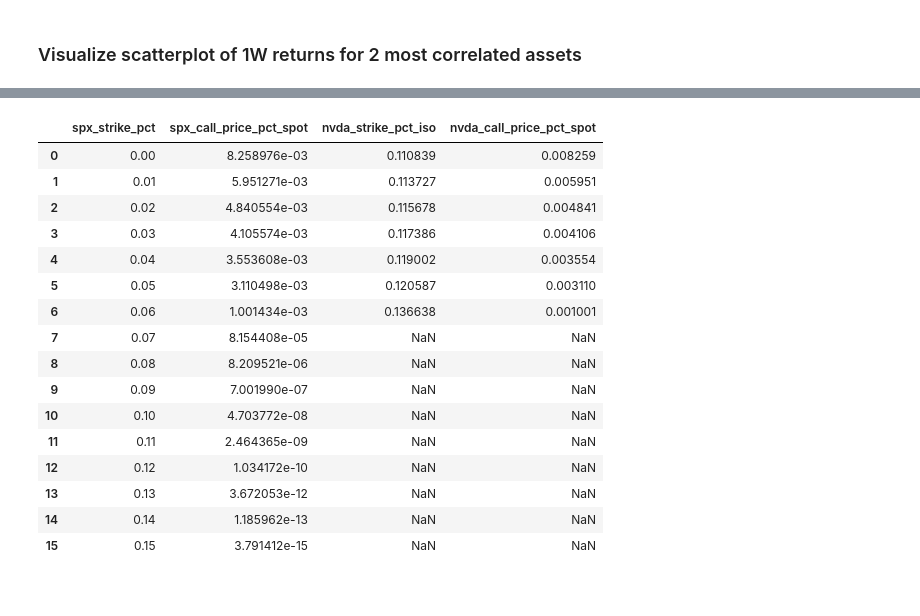
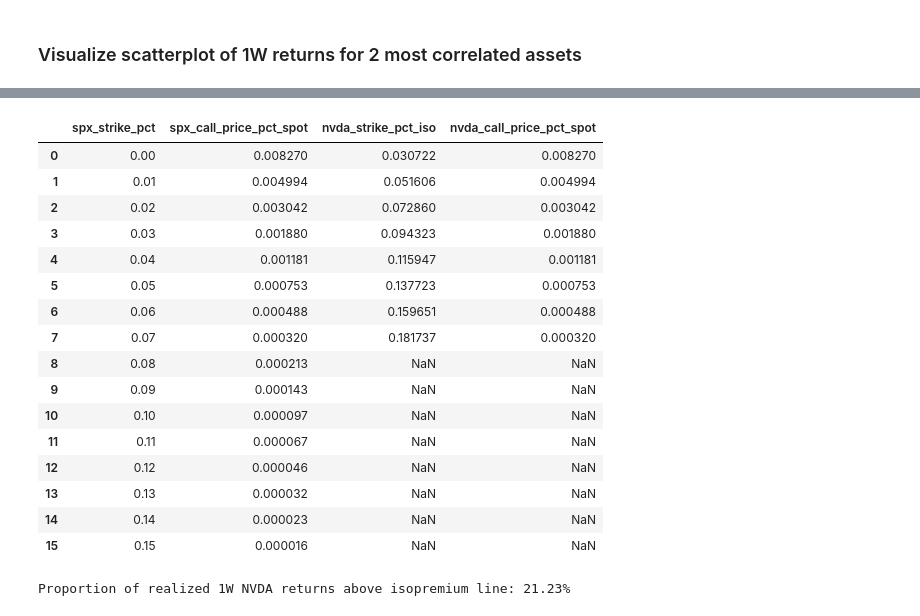
Before and after one commit to matthiasbouquet/advanced_algorithmic_trading, a Jupyter notebook: assignments/week_5/day_24.ipynb, the cells around one changed output, grey strips where cells are left out. Saved outputs shown, nothing was run; the diff lists cells and outputs as text; code cells hidden in the pictures.

```diff
--- a/assignments/week_5/day_24.ipynb
+++ b/assignments/week_5/day_24.ipynb
@@ -97,8 +97,8 @@ fig.show()
 # %%
 # set vol levels and smile for SPX and NVDA
 vols = dict()
-vols["SPX"] = {"atm": 0.15, "skew": -0.05, "kurt": 0.1}
-vols["NVDA"] = {"atm": 0.45, "skew": -0.07, "kurt": 0.5}
+vols["SPX"] = {"atm": 0.15, "skew": -0.03, "kurt": 0.01}
+vols["NVDA"] = {"atm": 0.32, "skew": -0.05, "kurt": 0.02}
 
 r = 0.0
 T = 7 / 365  # 1W expiry in years
@@ -196,9 +177,10 @@ def call_price_pct_for_asset(asset: str, strike_pct_above_spot: float) -> float:
 
 def solve_nvda_strike_pct_for_target_call_pct(target_call_pct: float,
                                               low: float = 0.0,
-                                              high: float = 0.15,
+                                              high: float = 0.20,
                                               tol: float = 1e-10,
                                               max_iter: int = 100) -> float:
+    # solve for strike % above spot with simple dichotomy method
     f_low = call_price_pct_for_asset("NVDA", low) - target_call_pct
     f_high = call_price_pct_for_asset("NVDA", high) - target_call_pct
 
@@ -219,46 +201,46 @@ def solve_nvda_strike_pct_for_target_call_pct(target_call_pct: float,
         if flo * fmid <= 0:
             hi, fhi = mid, fmid
         else:
             lo, flo = mid, fmid
 
     return 0.5 * (lo + hi)
 
 
 spx_strike_pcts = np.sort(
     options_df.loc[options_df["asset"] == "SPX", "strike_pct_above_spot"].unique()
 )
 
 iso_rows = []
 for spx_pct in spx_strike_pcts:
     spx_call_pct = call_price_pct_for_asset("SPX", float(spx_pct))
     nvda_pct = solve_nvda_strike_pct_for_target_call_pct(spx_call_pct)
 
     nvda_call_pct = np.nan if np.isnan(nvda_pct) else call_price_pct_for_asset("NVDA", float(nvda_pct))
 
     iso_rows.append({
         "spx_strike_pct": float(spx_pct),
         "spx_call_price_pct_spot": spx_call_pct,
         "nvda_strike_pct_iso": nvda_pct,
         "nvda_call_price_pct_spot": nvda_call_pct,
     })
 
 isopremium_df = pd.DataFrame(iso_rows)
 isopremium_df
 # %% [output]
 |  | spx_strike_pct | spx_call_price_pct_spot | nvda_strike_pct_iso | nvda_call_price_pct_spot |
-| 0 | 0.00 | 8.258976e-03 | 0.110839 | 0.008259 |
-| 1 | 0.01 | 5.951271e-03 | 0.113727 | 0.005951 |
-| 2 | 0.02 | 4.840554e-03 | 0.115678 | 0.004841 |
-| 3 | 0.03 | 4.105574e-03 | 0.117386 | 0.004106 |
-| 4 | 0.04 | 3.553608e-03 | 0.119002 | 0.003554 |
-| 5 | 0.05 | 3.110498e-03 | 0.120587 | 0.003110 |
-| 6 | 0.06 | 1.001434e-03 | 0.136638 | 0.001001 |
-| 7 | 0.07 | 8.154408e-05 | NaN | NaN |
-| 8 | 0.08 | 8.209521e-06 | NaN | NaN |
-| 9 | 0.09 | 7.001990e-07 | NaN | NaN |
-| 10 | 0.10 | 4.703772e-08 | NaN | NaN |
-| 11 | 0.11 | 2.464365e-09 | NaN | NaN |
-| 12 | 0.12 | 1.034172e-10 | NaN | NaN |
-| 13 | 0.13 | 3.672053e-12 | NaN | NaN |
-| 14 | 0.14 | 1.185962e-13 | NaN | NaN |
-| 15 | 0.15 | 3.791412e-15 | NaN | NaN |
+| 0 | 0.00 | 0.008270 | 0.030722 | 0.008270 |
+| 1 | 0.01 | 0.004994 | 0.051606 | 0.004994 |
+| 2 | 0.02 | 0.003042 | 0.072860 | 0.003042 |
+| 3 | 0.03 | 0.001880 | 0.094323 | 0.001880 |
+| 4 | 0.04 | 0.001181 | 0.115947 | 0.001181 |
+| 5 | 0.05 | 0.000753 | 0.137723 | 0.000753 |
+| 6 | 0.06 | 0.000488 | 0.159651 | 0.000488 |
+| 7 | 0.07 | 0.000320 | 0.181737 | 0.000320 |
+| 8 | 0.08 | 0.000213 | NaN | NaN |
+| 9 | 0.09 | 0.000143 | NaN | NaN |
+| 10 | 0.10 | 0.000097 | NaN | NaN |
+| 11 | 0.11 | 0.000067 | NaN | NaN |
+| 12 | 0.12 | 0.000046 | NaN | NaN |
+| 13 | 0.13 | 0.000032 | NaN | NaN |
+| 14 | 0.14 | 0.000023 | NaN | NaN |
+| 15 | 0.15 | 0.000016 | NaN | NaN |
@@ -264,0 +267,14 @@ isopremium_df
+# %%
+# calculate the proportion of realized 1W NVDA returns above isopremium line
+realized_1w_returns = prices.pct_change(5)[["SPX", "NVDA"]]
+# keep positive returns only
+realized_1w_returns = realized_1w_returns[realized_1w_returns["SPX"] > 0]
+realized_1w_returns["isopremium"] = isopremium_line(realized_1w_returns["SPX"])
+
+realized_1w_returns["above_isopremium"] = realized_1w_returns["NVDA"] > realized_1w_returns["isopremium"]
+
+above_isopremium = realized_1w_returns["above_isopremium"].mean()
+
+print(f"Proportion of realized 1W NVDA returns above isopremium line: {above_isopremium:.2%}")
+# %% [output]
+Proportion of realized 1W NVDA returns above isopremium line: 21.23%
```
Also changed, not shown: parts of 6 cells of this notebook.
